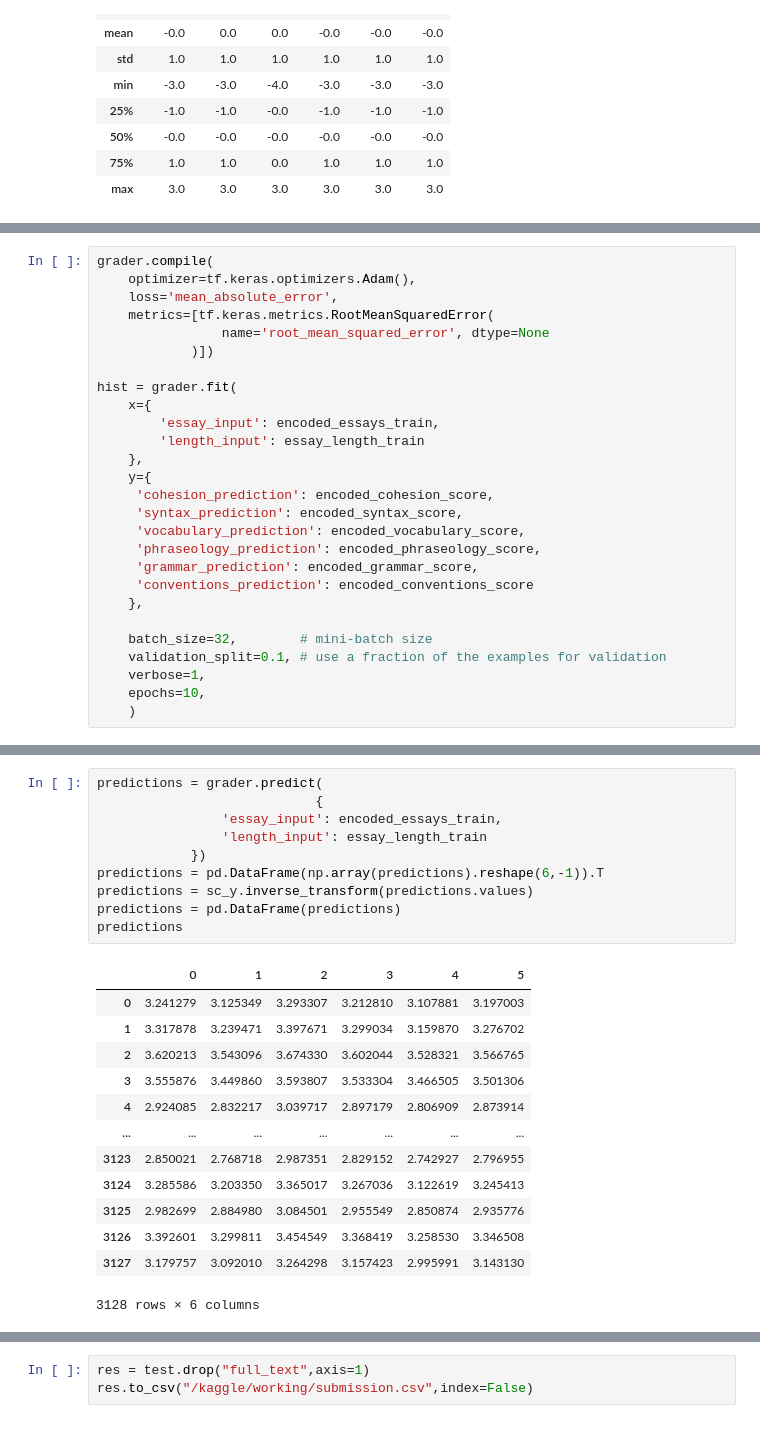
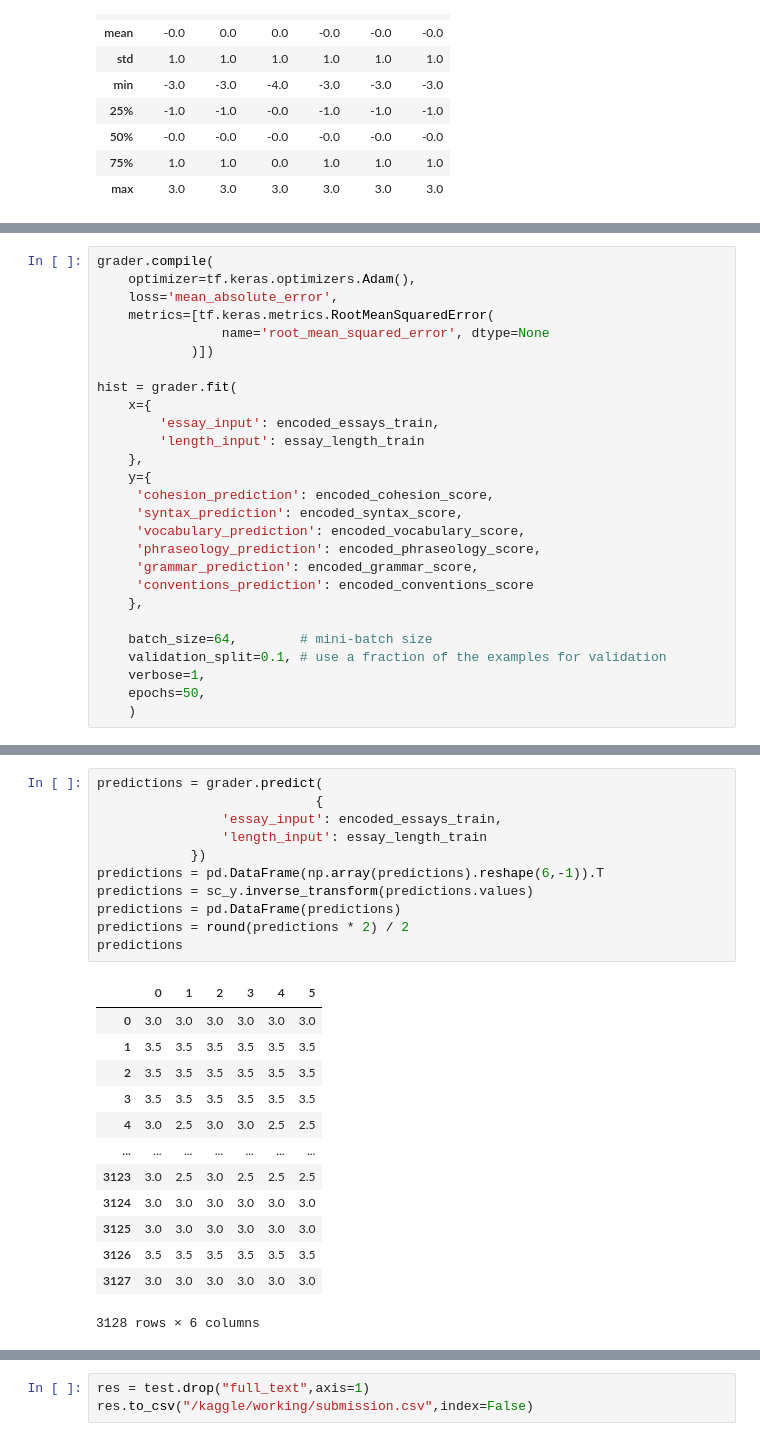
Before and after one commit to stephhe/kaggle_english_language_grading, a Jupyter notebook: cnn-with-embeddings-w-features.ipynb, the cells around one changed output, grey strips where cells are left out. Cells and saved outputs as stored; diff of their text form.

```diff
--- a/cnn-with-embeddings-w-features.ipynb
+++ b/cnn-with-embeddings-w-features.ipynb
@@ -242,9 +226,9 @@ hist = grader.fit(
      'conventions_prediction': encoded_conventions_score
     },
 
-    batch_size=32,        # mini-batch size
+    batch_size=64,        # mini-batch size
     validation_split=0.1, # use a fraction of the examples for validation
     verbose=1,
-    epochs=10,
+    epochs=50,
     )
 # %% [output]
@@ -318,26 +297,27 @@ for output in outputs:
 # %%
 predictions = grader.predict(
                             {
                 'essay_input': encoded_essays_train,
                 'length_input': essay_length_train
             })
 predictions = pd.DataFrame(np.array(predictions).reshape(6,-1)).T
 predictions = sc_y.inverse_transform(predictions.values)
 predictions = pd.DataFrame(predictions)
+predictions = round(predictions * 2) / 2
 predictions
 # %% [output]
 |  | 0 | 1 | 2 | 3 | 4 | 5 |
-| 0 | 3.241279 | 3.125349 | 3.293307 | 3.212810 | 3.107881 | 3.197003 |
-| 1 | 3.317878 | 3.239471 | 3.397671 | 3.299034 | 3.159870 | 3.276702 |
-| 2 | 3.620213 | 3.543096 | 3.674330 | 3.602044 | 3.528321 | 3.566765 |
-| 3 | 3.555876 | 3.449860 | 3.593807 | 3.533304 | 3.466505 | 3.501306 |
-| 4 | 2.924085 | 2.832217 | 3.039717 | 2.897179 | 2.806909 | 2.873914 |
+| 0 | 3.0 | 3.0 | 3.0 | 3.0 | 3.0 | 3.0 |
+| 1 | 3.5 | 3.5 | 3.5 | 3.5 | 3.5 | 3.5 |
+| 2 | 3.5 | 3.5 | 3.5 | 3.5 | 3.5 | 3.5 |
+| 3 | 3.5 | 3.5 | 3.5 | 3.5 | 3.5 | 3.5 |
+| 4 | 3.0 | 2.5 | 3.0 | 3.0 | 2.5 | 2.5 |
 | ... | ... | ... | ... | ... | ... | ... |
-| 3123 | 2.850021 | 2.768718 | 2.987351 | 2.829152 | 2.742927 | 2.796955 |
-| 3124 | 3.285586 | 3.203350 | 3.365017 | 3.267036 | 3.122619 | 3.245413 |
-| 3125 | 2.982699 | 2.884980 | 3.084501 | 2.955549 | 2.850874 | 2.935776 |
-| 3126 | 3.392601 | 3.299811 | 3.454549 | 3.368419 | 3.258530 | 3.346508 |
-| 3127 | 3.179757 | 3.092010 | 3.264298 | 3.157423 | 2.995991 | 3.143130 |
+| 3123 | 3.0 | 2.5 | 3.0 | 2.5 | 2.5 | 2.5 |
+| 3124 | 3.0 | 3.0 | 3.0 | 3.0 | 3.0 | 3.0 |
+| 3125 | 3.0 | 3.0 | 3.0 | 3.0 | 3.0 | 3.0 |
+| 3126 | 3.5 | 3.5 | 3.5 | 3.5 | 3.5 | 3.5 |
+| 3127 | 3.0 | 3.0 | 3.0 | 3.0 | 3.0 | 3.0 |
 3128 rows × 6 columns
 # %%
 predictions.describe()
```
Also changed, not shown: parts of 9 cells of this notebook.
